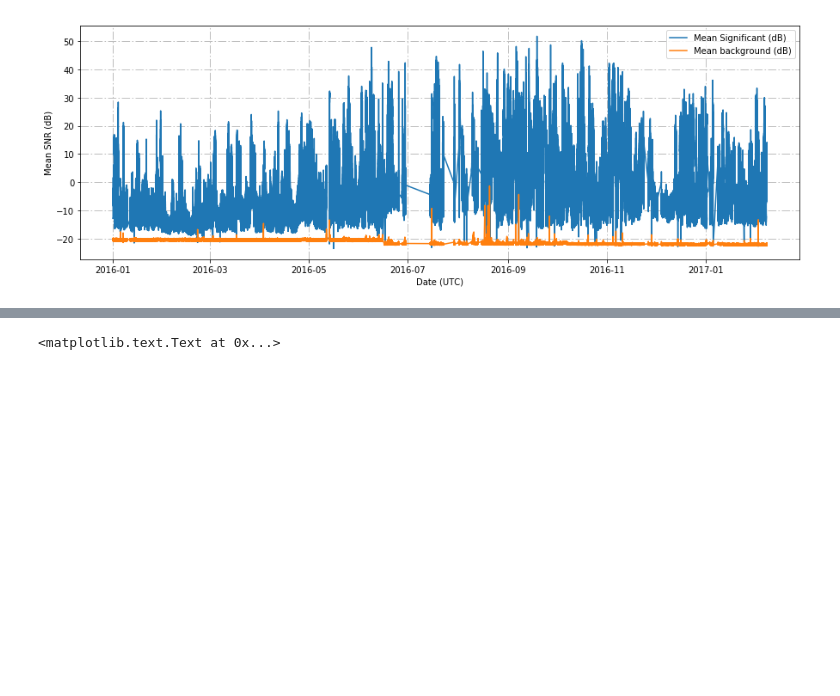
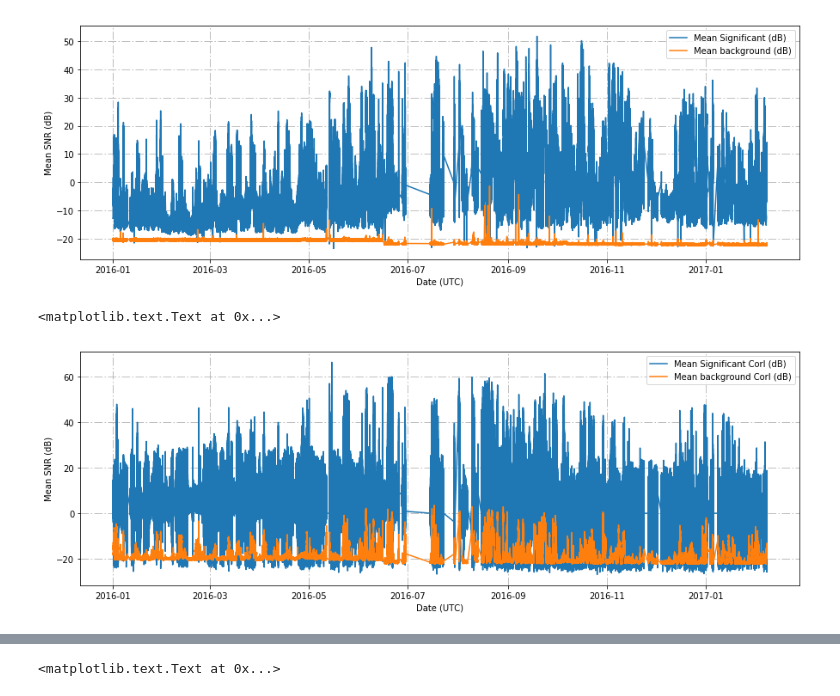
Before and after one commit to scollis/kazr_tools, a Jupyter notebook: notebooks/multi_clutter-post.ipynb, the cells around one changed output, grey strips where cells are left out. Drawn from its saved outputs; the diff is of its cells as text; code cells hidden in the pictures; blank space fills up the shorter version.

Commit message:
ADD: Filtering by correlated and non-correlated
Using co/cross correlation to isolate clutter

```diff
--- a/notebooks/multi_clutter-post.ipynb
+++ b/notebooks/multi_clutter-post.ipynb
@@ -40,17 +40,23 @@ def granule(arg_dict):
 
     toa_bg =  kazr_tools.snr_toa(radar)
     all_mean =  kazr_tools.mean_snr(radar)
-    ns, ms, mb = kazr_tools.describe_radar(radar)
+    ns, ms, mb = kazr_tools.describe_radar_texture(radar)
+    nsc, msc, mbc = kazr_tools.describe_radar_corl(radar, level=0.8)
     radar_snr = radar.fields['snr_copol']['data']
     radar_z = radar.fields['reflectivity']['data']
     radar_v = radar.fields['mean_doppler_velocity']['data']
     radar_t = radar.fields['velocity_texture']['data']
     range_r = radar.range['data']
+    radar_corl = radar.fields['co_to_crosspol_correlation_coeff']['data']
 
     min_snr = radar_snr.min(axis=0)
     min_z = radar_z.min(axis=0)
     where_no_clouds_ns = ns < 50
     where_no_clouds_ms = ms < -5
+
+    where_no_clouds_cf20 = mbc < -20
+    where_no_clouds_cf22 = mbc < -22
+    where_no_clouds_cf25 = mbc < -25
 
     mean_snr_ns = radar_snr[where_no_clouds_ns, :].mean(axis=0)
     mean_snr_ms = radar_snr[where_no_clouds_ms, :].mean(axis=0)
@@ -58,15 +64,19 @@ def granule(arg_dict):
     mean_z_ms = radar_z[where_no_clouds_ms, :].mean(axis=0)
     mean_v_ns = radar_v[where_no_clouds_ns, :].mean(axis=0)
     mean_v_ms = radar_v[where_no_clouds_ms, :].mean(axis=0)
+    mean_snr_corl20 = radar_snr[where_no_clouds_cf20, :].mean(axis=0)
+    mean_snr_corl22 = radar_snr[where_no_clouds_cf22, :].mean(axis=0)
+    mean_snr_corl25 = radar_snr[where_no_clouds_cf25, :].mean(axis=0)
 
     #pyart.io.write_cfradial(ofilename, radar)
 
     del(radar, radar_z, radar_v, radar_t, radar_snr)
     tpl = (units, all_mean, toa_bg,
-           times, ns, ms, mb, range_r,
+           times, ns, ms, mb,range_r,
            mean_snr_ns, mean_snr_ms, mean_z_ns,
            mean_z_ms, mean_v_ns, mean_v_ms, min_snr,
-          min_z)
+          min_z, nsc, msc, mbc, mean_snr_corl20,
+          mean_snr_corl22, mean_snr_corl25)
     fh.write('done \n')
     gc.collect()
 
@@ -119,6 +129,9 @@ tarrrs = np.array([item[3] for item in  qvps])
 ns = np.array([item[4] for item in  qvps])
 ms = np.array([item[5] for item in  qvps])
 mb = np.array([item[6] for item in  qvps])
+nsc = np.array([item[16] for item in  qvps])
+msc = np.array([item[17] for item in  qvps])
+mbc = np.array([item[18] for item in  qvps])
 # %%
 order = np.argsort(times)
 # %%
@@ -130,6 +143,9 @@ tarrs_o = np.concatenate(tarrrs[order])
 ns_o = np.concatenate(ns[order])
 ms_o = np.concatenate(ms[order])
 mb_o = np.concatenate(mb[order])
+nsc_o = np.concatenate(nsc[order])
+msc_o = np.concatenate(msc[order])
+mbc_o = np.concatenate(mbc[order])
 # %%
 print(alls_o)
 # %% [output]
@@ -195,3 +211,22 @@ plt.xlabel('Date (UTC)')
 # %% [output]
 <matplotlib.text.Text at 0x...>
 [figure]
+# %%
+fig = plt.figure(figsize = [15,5])
+plt.plot(tarrs_o, msc_o, label='Mean Significant Corl (dB)')
+plt.plot(tarrs_o, mbc_o, label='Mean background Corl (dB)')
+ax = plt.gca()
+ax.grid(True)
+
+gridlines = ax.get_xgridlines() + ax.get_ygridlines()
+
+for line in gridlines:
+    line.set_linestyle('-.')
+
+plt.legend()
+#plt.ylim([-24,-20])
+plt.ylabel('Mean SNR (dB)')
+plt.xlabel('Date (UTC)')
+# %% [output]
+<matplotlib.text.Text at 0x...>
+[figure, added]
```
Also changed, not shown: parts of 6 cells of this notebook, 5 other files.
